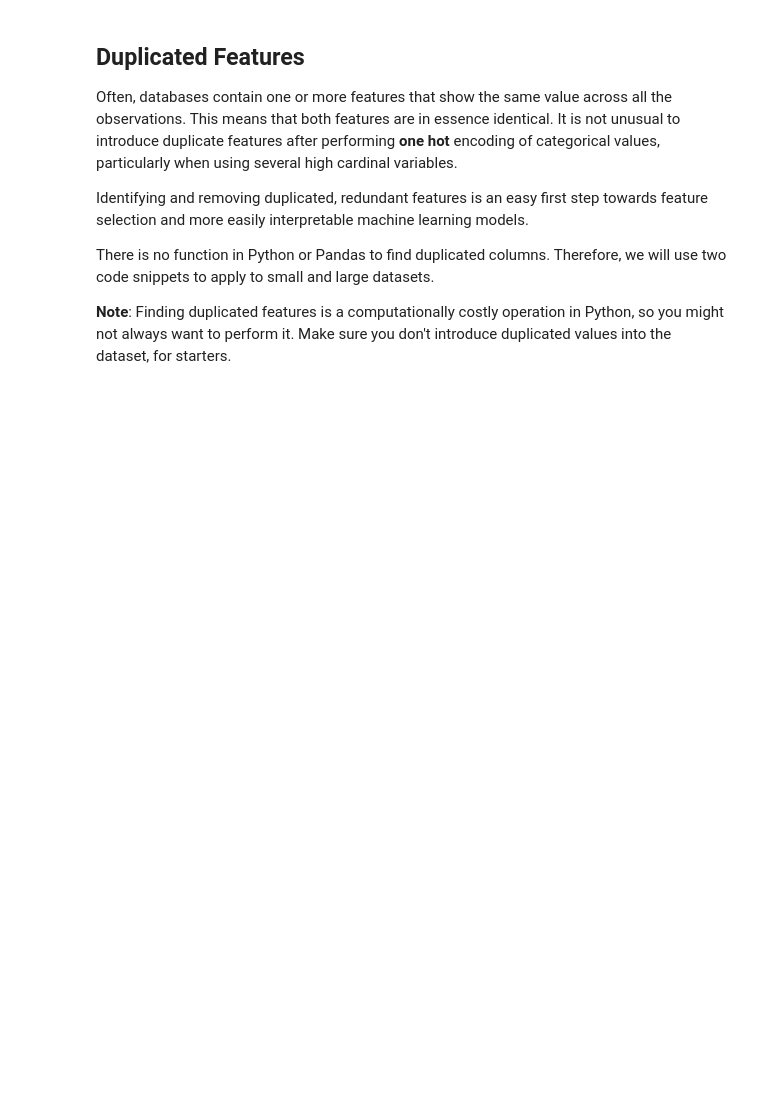
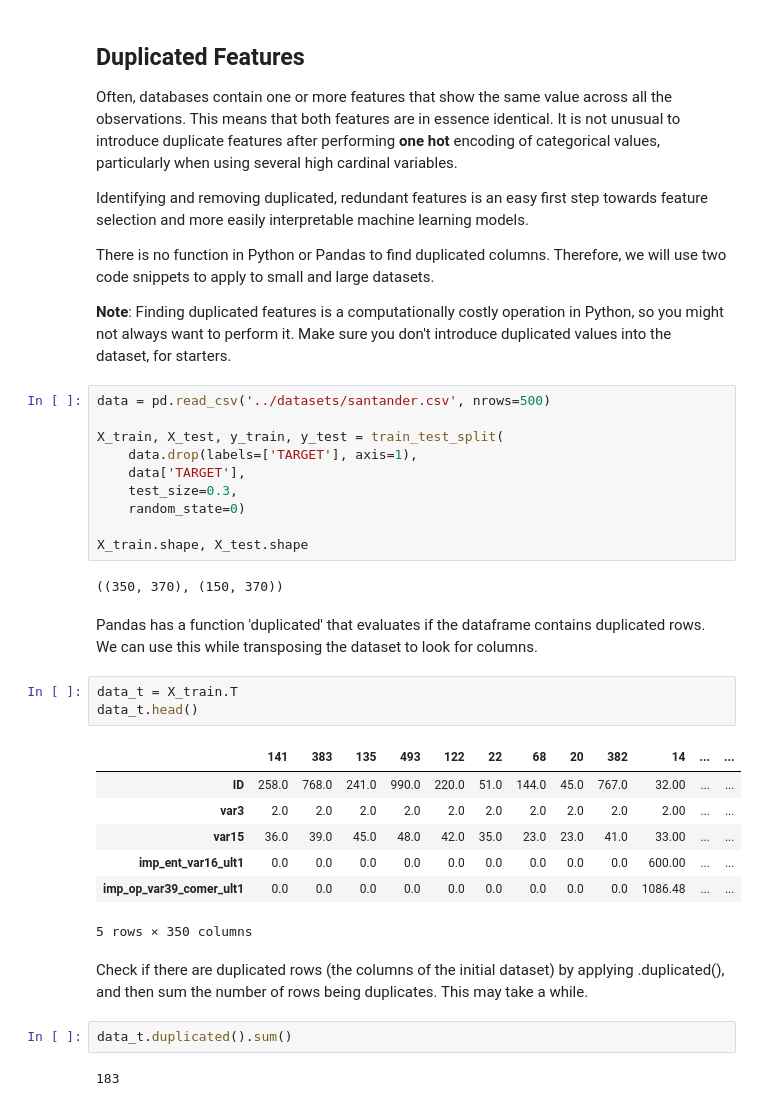
Before and after one commit to ohduran-attempts/data-science-review, a Jupyter notebook: Feature Selection for Machine Learning course/01 - Feature Selection/02 - Filter Methods.ipynb, the cells around one changed output. Cells and saved outputs as stored; diff of their text form; blank space fills up the shorter version.

Commit message:
duplicated features

```diff
--- a/Feature Selection for Machine Learning course/01 - Feature Selection/02 - Filter Methods.ipynb
+++ b/Feature Selection for Machine Learning course/01 - Feature Selection/02 - Filter Methods.ipynb
@@ -319,3 +319,34 @@ Identifying and removing duplicated, redundant features is an easy first step to
 There is no function in Python or Pandas to find duplicated columns. Therefore, we will use two code snippets to apply to small and large datasets.
 
 __Note__: Finding duplicated features is a computationally costly operation in Python, so you might not always want to perform it. Make sure you don't introduce duplicated values into the dataset, for starters.
+# %%
+data = pd.read_csv('../datasets/santander.csv', nrows=500)
+
+X_train, X_test, y_train, y_test = train_test_split(
+    data.drop(labels=['TARGET'], axis=1),
+    data['TARGET'],
+    test_size=0.3,
+    random_state=0)
+
+X_train.shape, X_test.shape
+# %% [output]
+((350, 370), (150, 370))
+# %% [markdown]
+Pandas has a function 'duplicated' that evaluates if the dataframe contains duplicated rows. We can use this while transposing the dataset to look for columns.
+# %%
+data_t = X_train.T
+data_t.head()
+# %% [output]
+|  | 141 | 383 | 135 | 493 | 122 | 22 | 68 | 20 | 382 | 14 | ... | ... |
+| ID | 258.0 | 768.0 | 241.0 | 990.0 | 220.0 | 51.0 | 144.0 | 45.0 | 767.0 | 32.00 | ... | ... |
+| var3 | 2.0 | 2.0 | 2.0 | 2.0 | 2.0 | 2.0 | 2.0 | 2.0 | 2.0 | 2.00 | ... | ... |
+| var15 | 36.0 | 39.0 | 45.0 | 48.0 | 42.0 | 35.0 | 23.0 | 23.0 | 41.0 | 33.00 | ... | ... |
+| imp_ent_var16_ult1 | 0.0 | 0.0 | 0.0 | 0.0 | 0.0 | 0.0 | 0.0 | 0.0 | 0.0 | 600.00 | ... | ... |
+| imp_op_var39_comer_ult1 | 0.0 | 0.0 | 0.0 | 0.0 | 0.0 | 0.0 | 0.0 | 0.0 | 0.0 | 1086.48 | ... | ... |
+5 rows × 350 columns
+# %% [markdown]
+Check if there are duplicated rows (the columns of the initial dataset) by applying .duplicated(), and then sum the number of rows being duplicates. This may take a while.
+# %%
+data_t.duplicated().sum()
+# %% [output]
+183
```
Also changed, not shown: parts of 11 cells of this notebook.
